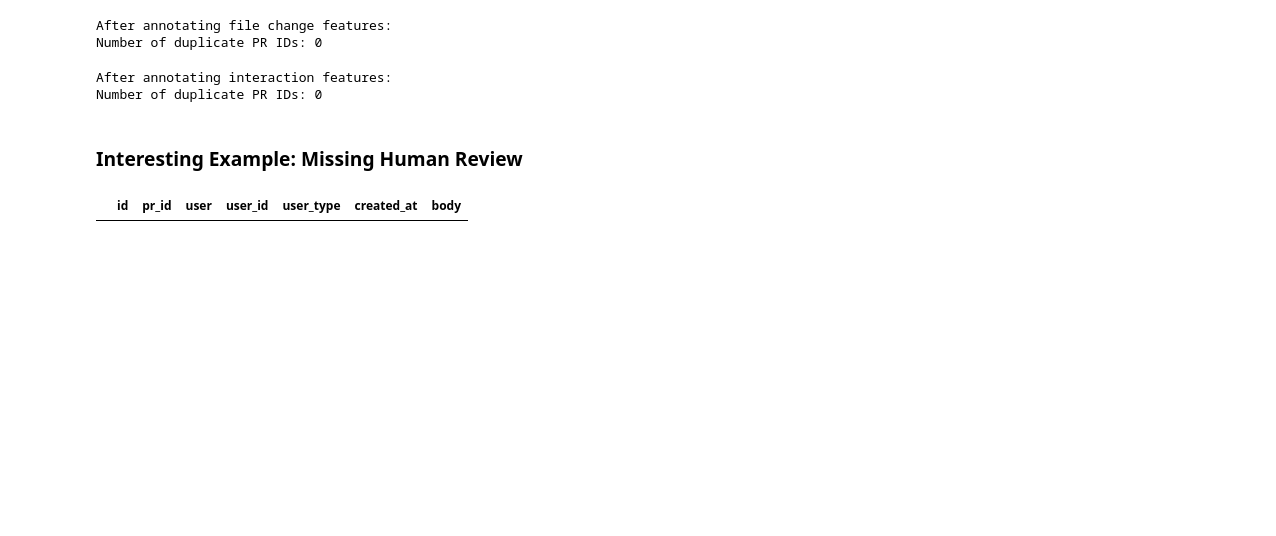
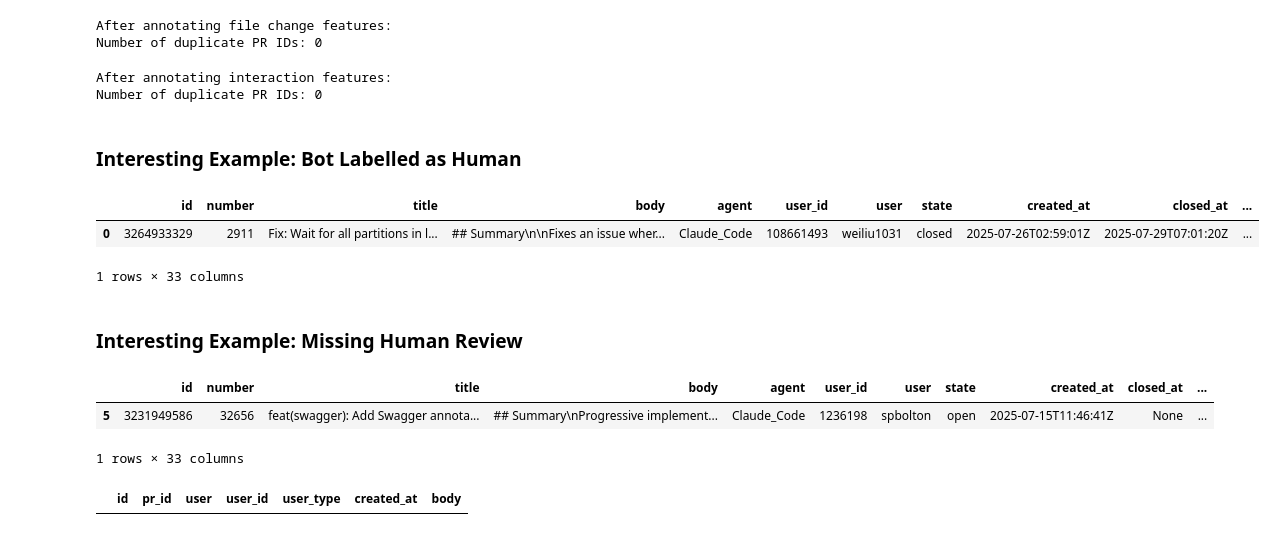
Before and after one commit to davejjwilliams/pr-acceptability, a Jupyter notebook: data_prep.ipynb, the cells around one changed output. Saved outputs shown, nothing was run; the diff lists cells and outputs as text; code cells hidden in the pictures; blank space fills up the shorter version.

```diff
--- a/data_prep.ipynb
+++ b/data_prep.ipynb
@@ -350,8 +350,22 @@ After annotating file change features:
 Number of duplicate PR IDs: 0
 After annotating interaction features:
 Number of duplicate PR IDs: 0
+# %% [markdown]
+### Interesting Example: Bot Labelled as Human
+# %%
+pr_df.head(1)
+# %% [output]
+|  | id | number | title | body | agent | user_id | user | state | created_at | closed_at | ... |
+| 0 | 3264933329 | 2911 | Fix: Wait for all partitions in l... | ## Summary\n\nFixes an issue wher... | Claude_Code | 108661493 | weiliu1031 | closed | 2025-07-26T02:59:01Z | 2025-07-29T07:01:20Z | ... |
+1 rows × 33 columns
 # %% [markdown]
 ### Interesting Example: Missing Human Review
+# %%
+pr_df[pr_df['id'] == 3231949586]
+# %% [output]
+|  | id | number | title | body | agent | user_id | user | state | created_at | closed_at | ... |
+| 5 | 3231949586 | 32656 | feat(swagger): Add Swagger annota... | ## Summary\nProgressive implement... | Claude_Code | 1236198 | spbolton | open | 2025-07-15T11:46:41Z | None | ... |
+1 rows × 33 columns
 # %%
 pr_comments_df[pr_comments_df['pr_id'] == 3231949586]
 # %% [output]
```
Also changed, not shown: parts of 5 cells of this notebook.
